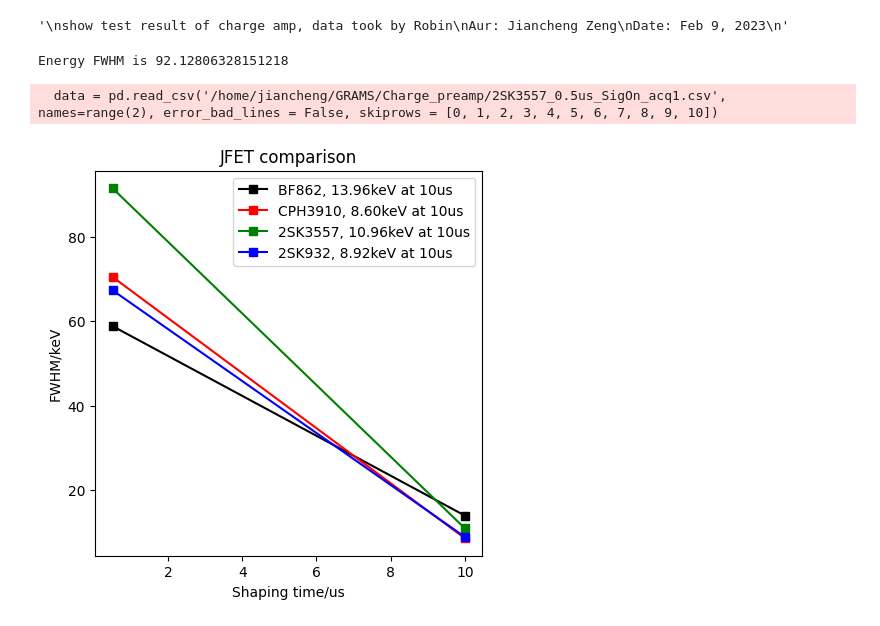
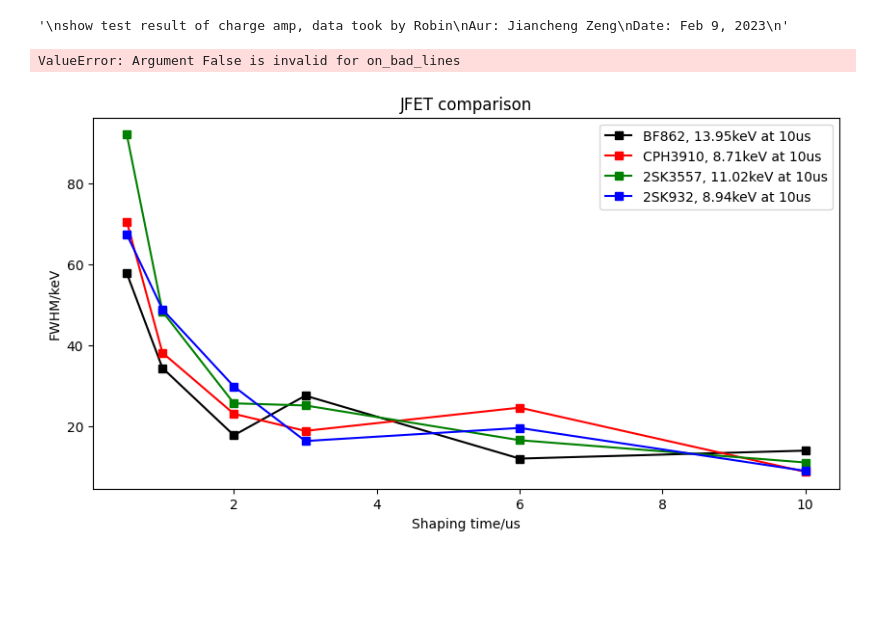
Before and after one commit to Eclipsedclaw/GRAMS_electronics, a Jupyter notebook: Charge_amp_test/Camp_test_by_robin.ipynb, the cells around one changed output. Cells and saved outputs as stored; diff of their text form; code cells hidden in the pictures; blank space fills up the shorter version.

```diff
--- a/Charge_amp_test/Camp_test_by_robin.ipynb
+++ b/Charge_amp_test/Camp_test_by_robin.ipynb
@@ -31,10 +31,10 @@ def rmsValue(arr, n):
     return root
 
 #read data from
-data = pd.read_csv('/home/jiancheng/GRAMS/Charge_preamp/2SK3557_0.5us_SigOn_acq1.csv', names=range(2), error_bad_lines = False, skiprows = [0, 1, 2, 3, 4, 5, 6, 7, 8, 9, 10])
+data = pd.read_csv('/home/jiancheng/GRAMS/Charge_preamp/data/2SK932_6us_SigOn_acq1.csv', names=range(2), on_bad_lines = False, skiprows = [0, 1, 2, 3, 4, 5, 6, 7, 8, 9, 10])
 #print(data)
 
-V_in = 0.012    #input sqaure wave
+V_in = 0.012    #input sqaure wave amplitude
 E_Ar = 25    #Argon energy factor 25eV
 C_in = 4e-12    #injection capacitor
 
@@ -44,7 +44,7 @@ Trans = E_Ar/(1.6e-19)*C_in*V_in/1000
 #calculate each V equal to # of keV
 V_T = Trans/max(data.loc[:,1])
 
-#calculate rms
+#calculate rms, 3000 is just to avoid peak
 RMS = rmsValue(data.loc[:,1][0:3000], 3000)
 
 #calculate FWHM
@@ -52,32 +52,31 @@ FWHM = RMS * 2.35 * V_T
 
 print('Energy FWHM is ' + str(FWHM))
 # %% [output]
-Energy FWHM is 92.12806328151218
+ValueError: Argument False is invalid for on_bad_lines
-  data = pd.read_csv('/home/jiancheng/GRAMS/Charge_preamp/2SK3557_0.5us_SigOn_acq1.csv', names=range(2), error_bad_lines = False, skiprows = [0, 1, 2, 3, 4, 5, 6, 7, 8, 9, 10])
 # %%
-#BF862, shaping time [0.5us, 10us]
-FWHM_1 = [58.8, 13.96]
-#CPH3910, shaping time [0.5us, 10us]
-FWHM_2 = [70.44, 8.60]
-#2SK3557, shaping time [0.5us, 10us]
-FWHM_3 = [91.43, 10.96]
-#2SK932, shaping time [0.5us, 10us]
-FWHM_4 = [67.29, 8.92]
+#BF862, shaping time [0.5us, 1us, 2us, 3us, 6us, 10us]
+FWHM_1 = [57.83, 34.37, 17.74, 27.54, 11.98, 13.95]
+#CPH3910, shaping time [0.5us, 1us, 2us, 3us, 6us, 10us]
+FWHM_2 = [70.60, 38.14, 23.05, 18.83, 24.58, 8.71]
+#2SK3557, shaping time [0.5us, 1us, 2us, 3us, 6us, 10us]
+FWHM_3 = [92.13, 48.33, 25.64, 25.12, 16.53, 11.02]
+#2SK932, shaping time [0.5us, 1us, 2us, 3us, 6us, 10us]
+FWHM_4 = [67.45, 48.86, 29.81, 16.32, 19.56, 8.94]
 
-fig = plt.figure(figsize = (5, 5))
+fig = plt.figure(figsize = (10, 5))
 ax1 = fig.add_subplot(111)
 
-xx = [0.5, 10]
-ax1.plot(xx, FWHM_1, c='k', marker="s", label='BF862, 13.96keV at 10us')
-ax1.plot(xx, FWHM_2, c='r', marker="s", label='CPH3910, 8.60keV at 10us')
-ax1.plot(xx, FWHM_3, c='g', marker="s", label='2SK3557, 10.96keV at 10us')
-ax1.plot(xx, FWHM_4, c='b', marker="s", label='2SK932, 8.92keV at 10us')
+xx = [0.5, 1, 2, 3, 6, 10]
+ax1.plot(xx, FWHM_1, c='k', marker="s", label=f'BF862, %0.2fkeV at 10us'%FWHM_1[5])
+ax1.plot(xx, FWHM_2, c='r', marker="s", label=f'CPH3910, %0.2fkeV at 10us'%FWHM_2[5])
+ax1.plot(xx, FWHM_3, c='g', marker="s", label=f'2SK3557, %0.2fkeV at 10us'%FWHM_3[5])
+ax1.plot(xx, FWHM_4, c='b', marker="s", label=f'2SK932, %0.2fkeV at 10us'%FWHM_4[5])
 #ax1.set_xticks([])
 ax1.set_xlabel('Shaping time/us')
 ax1.set_ylabel('FWHM/keV')
 ax1.set_title('JFET comparison')
 
 plt.legend()
 plt.show()
 # %% [output]
-[figure, old version]
+[figure, new version]
```
